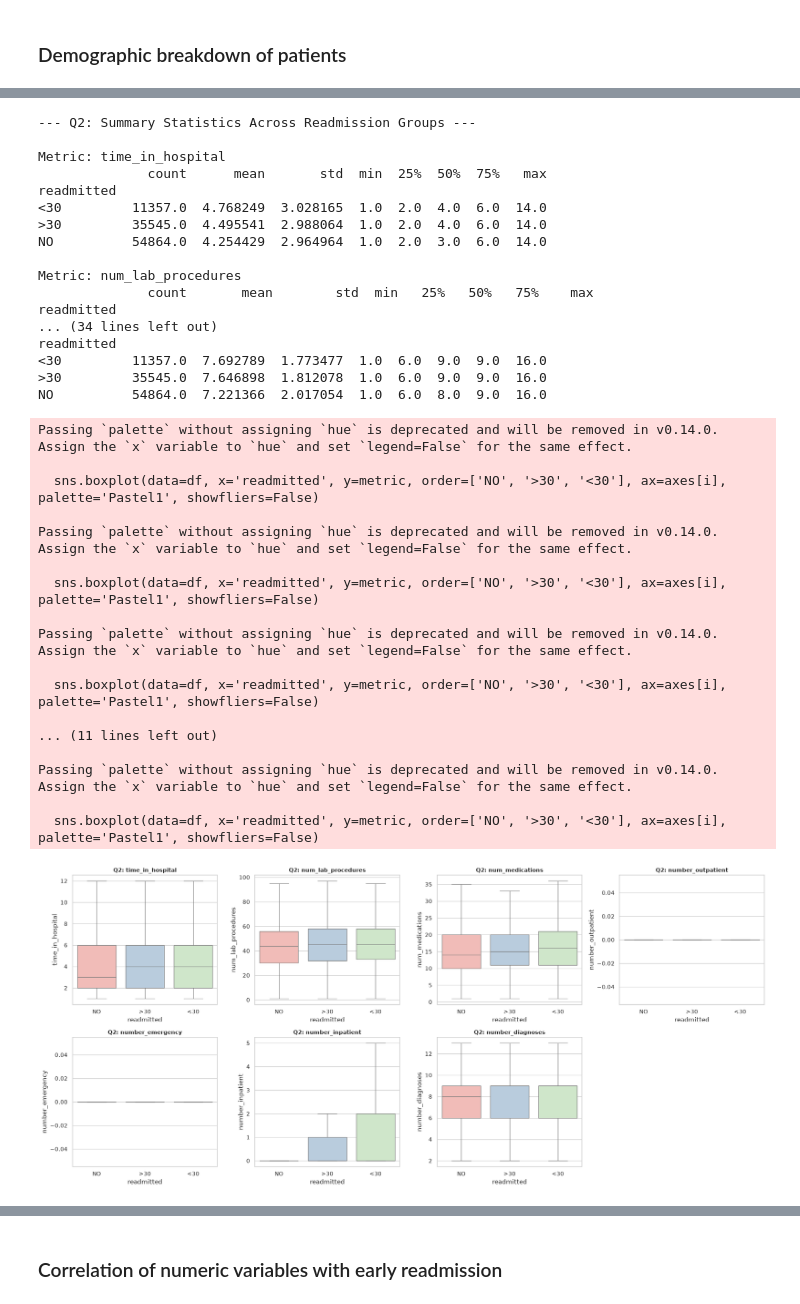
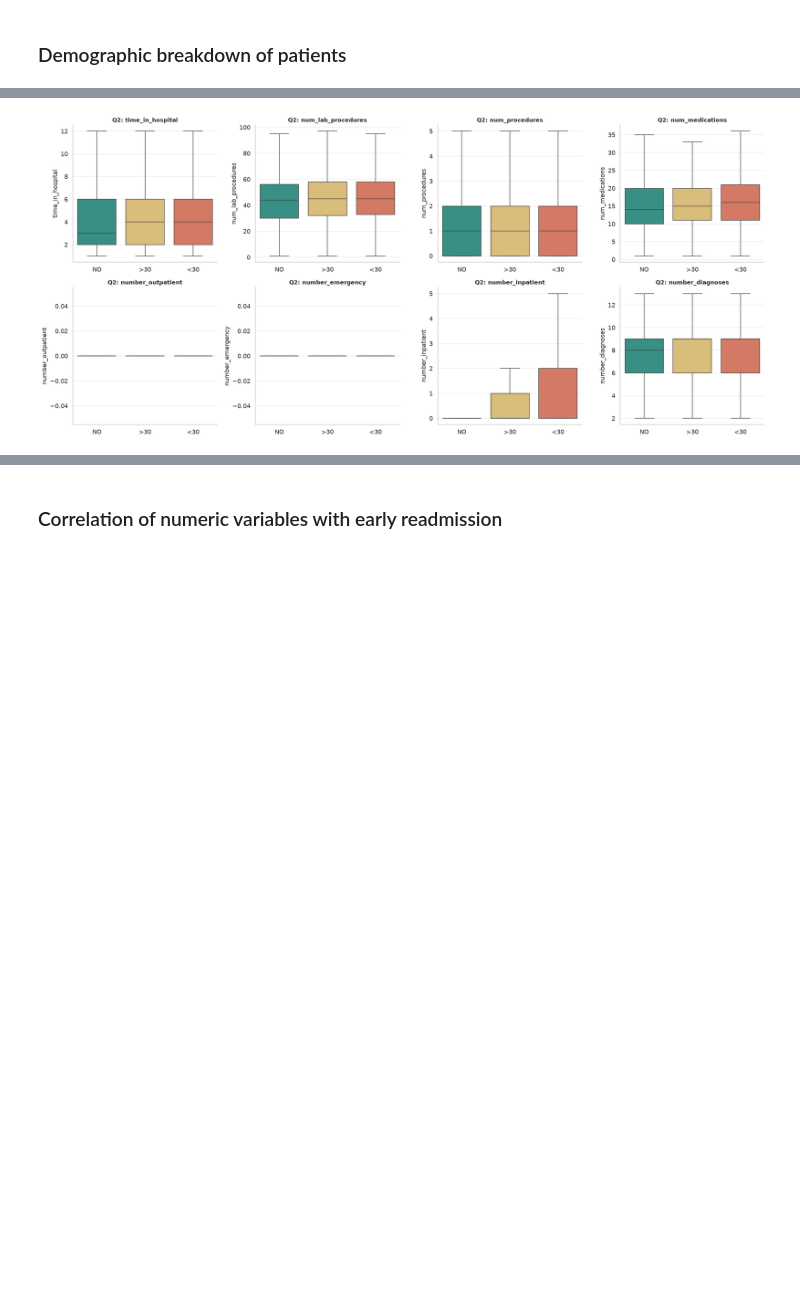
Before and after one commit to StudyBuildTeam2/studybuild-health-data-science, a Jupyter notebook: Project02/Team2/notebooks/analysis.ipynb, the cells around one changed output, grey strips where cells are left out. Saved outputs shown, nothing was run; the diff lists cells and outputs as text; code cells hidden in the pictures; blank space fills up the shorter version.

```diff
--- a/Project02/Team2/notebooks/analysis.ipynb
+++ b/Project02/Team2/notebooks/analysis.ipynb
@@ -16,6 +84,6 @@ sns.set_theme(style="whitegrid")
 # %%
-df = pd.read_csv('../data/diabetic_data.csv')
-df = df.replace('?', np.nan)
+df = pd.read_csv(DATA_PATH, na_values='?', low_memory=False)
 print(f"Dataset Shape: {df.shape}")
+df.head()
 # %% [output]
 Dataset Shape: (101766, 50)
@@ -113,0 +278,4 @@ Passing `palette` without assigning `hue` is deprecated and will be removed in v
+# %%
+util_cols = ['time_in_hospital', 'num_lab_procedures', 'num_procedures', 'num_medications',
+             'number_outpatient', 'number_emergency', 'number_inpatient', 'number_diagnoses']
+df[util_cols].describe().round(2)
@@ -113,0 +296,10 @@ Passing `palette` without assigning `hue` is deprecated and will be removed in v
+# %%
+metrics = util_cols
+
+print("--- Q2: Summary Statistics Across Readmission Groups ---")
+for metric in metrics:
+    print(f"\nMetric: {metric}")
+    print(df.groupby('readmitted')[metric].describe().reindex(READMIT_ORDER).round(2))
+
+print('\n=== Mean values by readmitted class (compact view) ===')
+df.groupby('readmitted')[metrics].mean().round(2).reindex(READMIT_ORDER)
@@ -114,60 +329,14 @@ Passing `palette` without assigning `hue` is deprecated and will be removed in v
 # %%
-metrics = [
-    'time_in_hospital',
-    'num_lab_procedures',
-    'num_medications',
-    'number_outpatient',
-    'number_emergency',
-    'number_inpatient',
-    'number_diagnoses'
-]
-
-print("\n--- Q2: Summary Statistics Across Readmission Groups ---")
-for metric in metrics:
-    print(f"\nMetric: {metric}")
-    print(df.groupby('readmitted')[metric].describe())
-
 fig, axes = plt.subplots(2, 4, figsize=(20, 9))
 axes = axes.ravel()
-for i, metric in enumerate(metrics):
-    sns.boxplot(data=df, x='readmitted', y=metric, order=['NO', '>30', '<30'], ax=axes[i], palette='Pastel1', showfliers=False)
-    axes[i].set_title(f'Q2: {metric}', fontsize=11, fontweight='bold')
-axes[-1].axis('off')
+for ax, metric in zip(axes, metrics):
+    sns.boxplot(data=df, x='readmitted', y=metric, order=READMIT_ORDER, hue='readmitted',
+                hue_order=READMIT_ORDER, palette=READMIT_COLORS, legend=False,
+                showfliers=False, ax=ax)
+    ax.set_title(f'Q2: {metric}', fontsize=11)
+    ax.set_xlabel('')
 plt.tight_layout()
+save_fig('02_utilization_by_readmission')
 plt.show()
 # %% [output]
---- Q2: Summary Statistics Across Readmission Groups ---
-
-Metric: time_in_hospital
-              count      mean       std  min  25%  50%  75%   max
-readmitted
-<30         11357.0  4.768249  3.028165  1.0  2.0  4.0  6.0  14.0
->30         35545.0  4.495541  2.988064  1.0  2.0  4.0  6.0  14.0
-NO          54864.0  4.254429  2.964964  1.0  2.0  3.0  6.0  14.0
-
-Metric: num_lab_procedures
-              count       mean        std  min   25%   50%   75%    max
-readmitted
-... (34 lines left out)
-readmitted
-<30         11357.0  7.692789  1.773477  1.0  6.0  9.0  9.0  16.0
->30         35545.0  7.646898  1.812078  1.0  6.0  9.0  9.0  16.0
-NO          54864.0  7.221366  2.017054  1.0  6.0  8.0  9.0  16.0
-Passing `palette` without assigning `hue` is deprecated and will be removed in v0.14.0. Assign the `x` variable to `hue` and set `legend=False` for the same effect.
-
-  sns.boxplot(data=df, x='readmitted', y=metric, order=['NO', '>30', '<30'], ax=axes[i], palette='Pastel1', showfliers=False)
-
-Passing `palette` without assigning `hue` is deprecated and will be removed in v0.14.0. Assign the `x` variable to `hue` and set `legend=False` for the same effect.
-
-  sns.boxplot(data=df, x='readmitted', y=metric, order=['NO', '>30', '<30'], ax=axes[i], palette='Pastel1', showfliers=False)
-
-Passing `palette` without assigning `hue` is deprecated and will be removed in v0.14.0. Assign the `x` variable to `hue` and set `legend=False` for the same effect.
-
-  sns.boxplot(data=df, x='readmitted', y=metric, order=['NO', '>30', '<30'], ax=axes[i], palette='Pastel1', showfliers=False)
-
-... (11 lines left out)
-
-Passing `palette` without assigning `hue` is deprecated and will be removed in v0.14.0. Assign the `x` variable to `hue` and set `legend=False` for the same effect.
-
-  sns.boxplot(data=df, x='readmitted', y=metric, order=['NO', '>30', '<30'], ax=axes[i], palette='Pastel1', showfliers=False)
-[figure, old version]
+[figure, new version]
```
Also changed, not shown: parts of 83 cells of this notebook, 16 other files.
